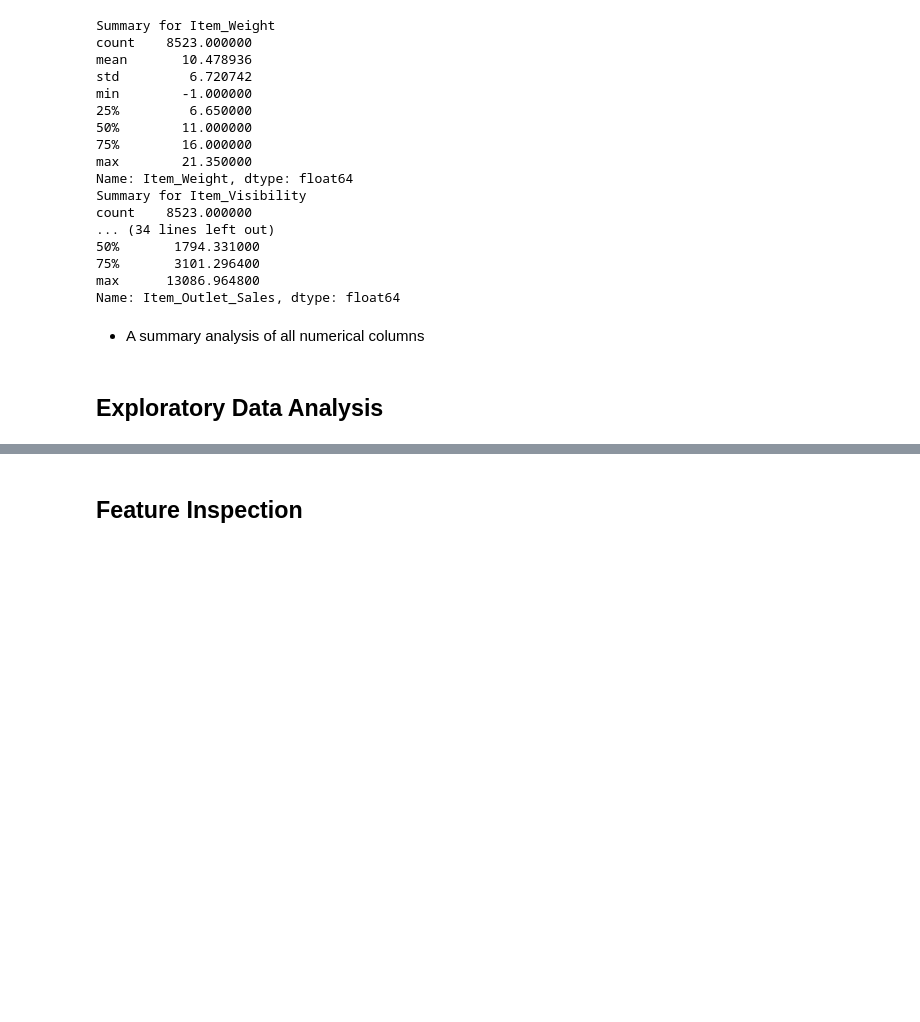
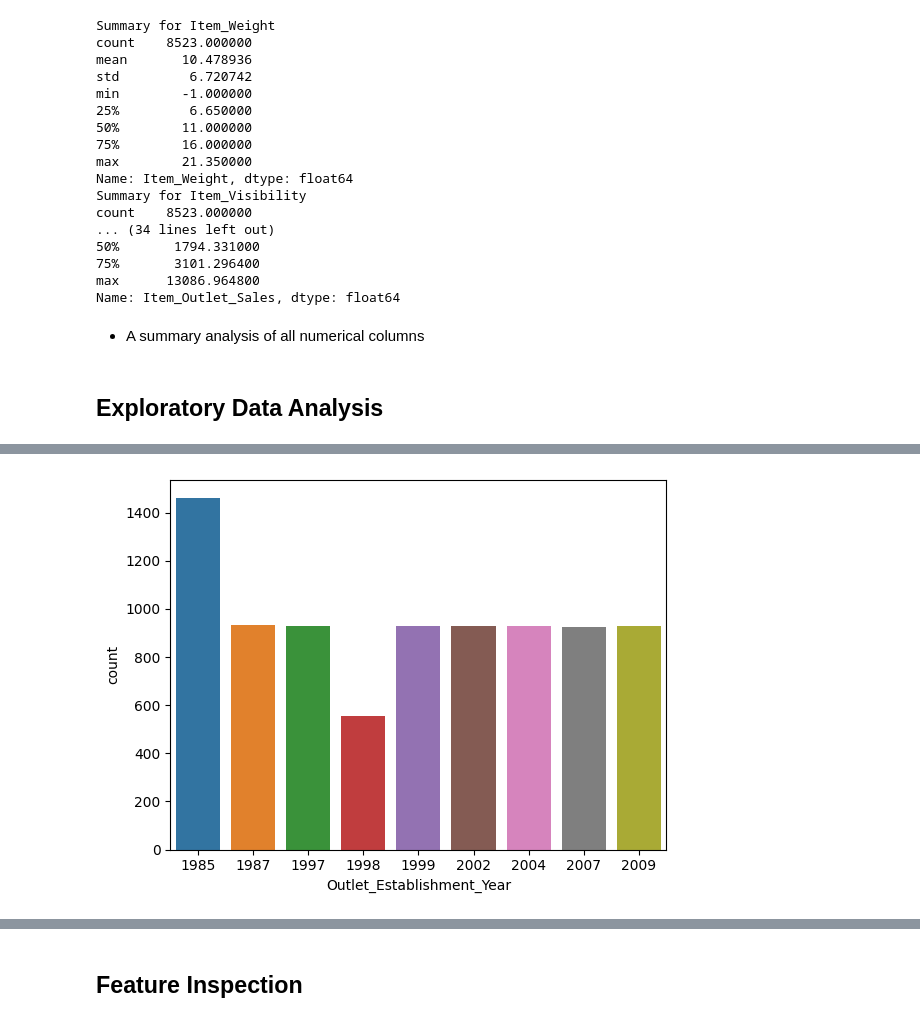
Before and after one commit to jade-smith/Prediction-of-Product-Sales, a Jupyter notebook: Prediction_of_Product_Sales.ipynb, the cells around one changed output, grey strips where cells are left out. Saved outputs shown, nothing was run; the diff lists cells and outputs as text; code cells hidden in the pictures; blank space fills up the shorter version.

```diff
--- a/Prediction_of_Product_Sales.ipynb
+++ b/Prediction_of_Product_Sales.ipynb
@@ -195,0 +207,4 @@ Name: Item_Outlet_Sales, dtype: float64
+# %%
+ax = sns.countplot(data=df_sales, x="Outlet_Establishment_Year")
+# %% [output]
+[figure, added]
```
Also changed, not shown: parts of 6 cells of this notebook.
